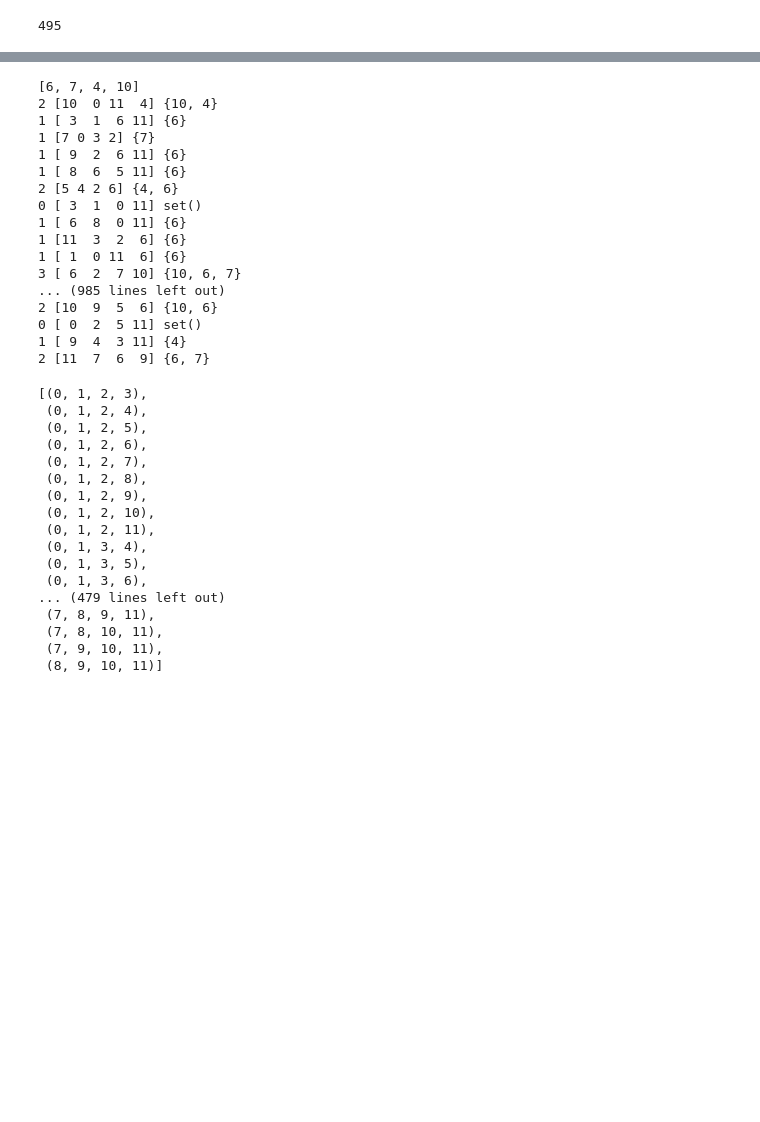
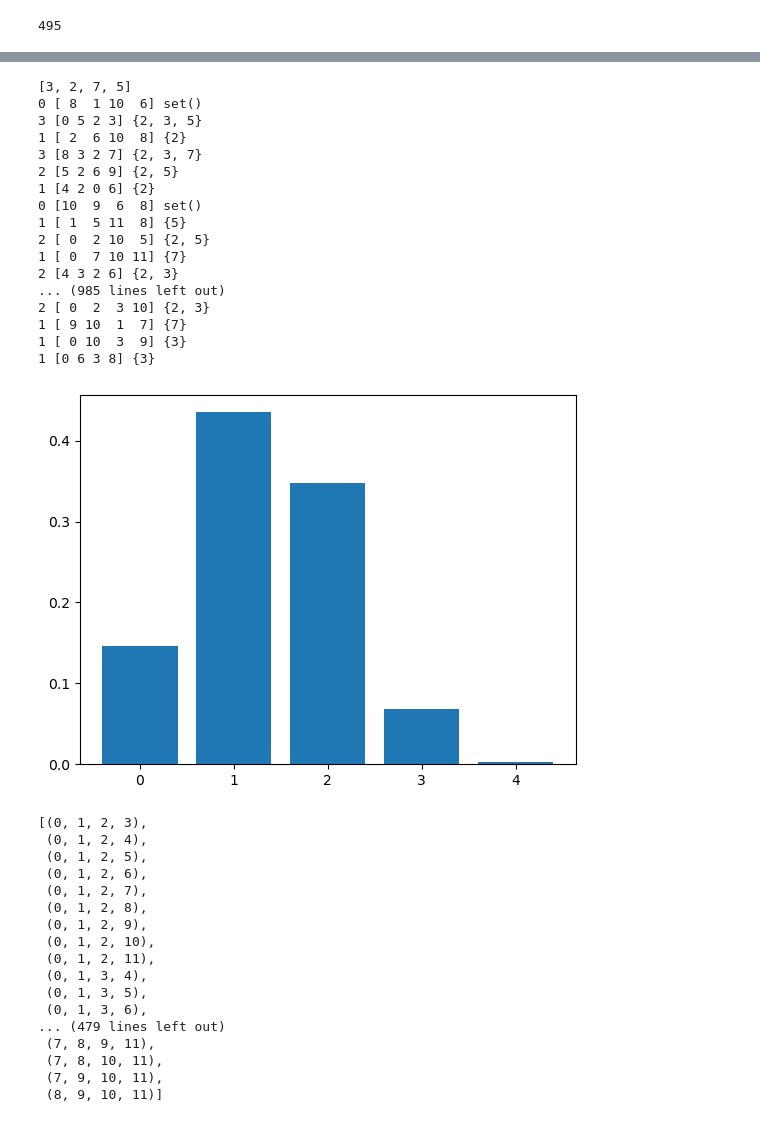
Before and after one commit to eoghanpw/applied-statistics, a Jupyter notebook: problems.ipynb, the cells around one changed output, grey strips where cells are left out. Saved outputs shown, nothing was run; the diff lists cells and outputs as text; code cells hidden in the pictures; blank space fills up the shorter version.

```diff
--- a/problems.ipynb
+++ b/problems.ipynb
@@ -71,32 +168,42 @@ print(count1)
 # %%
 print(milk_first_labels)
 
 samples = np.array([np.random.choice(cup_labels, milk_first, replace=False) for i in range(1000)])
 
 
 total_matches = []
 for sample in samples:
     match = set(sample).intersection(set(milk_first_labels))
     total_matches.append(len(match))
     print(len(match), sample, match)
+
+counts12 = np.unique(total_matches, return_counts=True)
+counts12
+
+fig, ax = plt.subplots()
+
+ax.bar(counts12[0], counts12[1]/1000)
+
+plt.show()
 # %% [output]
-[6, 7, 4, 10]
-2 [10  0 11  4] {10, 4}
-1 [ 3  1  6 11] {6}
-1 [7 0 3 2] {7}
-1 [ 9  2  6 11] {6}
-1 [ 8  6  5 11] {6}
-2 [5 4 2 6] {4, 6}
-0 [ 3  1  0 11] set()
-1 [ 6  8  0 11] {6}
-1 [11  3  2  6] {6}
-1 [ 1  0 11  6] {6}
-3 [ 6  2  7 10] {10, 6, 7}
+[3, 2, 7, 5]
+0 [ 8  1 10  6] set()
+3 [0 5 2 3] {2, 3, 5}
+1 [ 2  6 10  8] {2}
+3 [8 3 2 7] {2, 3, 7}
+2 [5 2 6 9] {2, 5}
+1 [4 2 0 6] {2}
+0 [10  9  6  8] set()
+1 [ 1  5 11  8] {5}
+2 [ 0  2 10  5] {2, 5}
+1 [ 0  7 10 11] {7}
+2 [4 3 2 6] {2, 3}
 ... (985 lines left out)
-2 [10  9  5  6] {10, 6}
-0 [ 0  2  5 11] set()
-1 [ 9  4  3 11] {4}
-2 [11  7  6  9] {6, 7}
+2 [ 0  2  3 10] {2, 3}
+1 [ 9 10  1  7] {7}
+1 [ 0 10  3  9] {3}
+1 [0 6 3 8] {3}
+[figure, added]
 # %%
 combs = list(itertools.combinations(cup_labels, milk_first))
 combs
```
Also changed, not shown: parts of 13 cells of this notebook.
